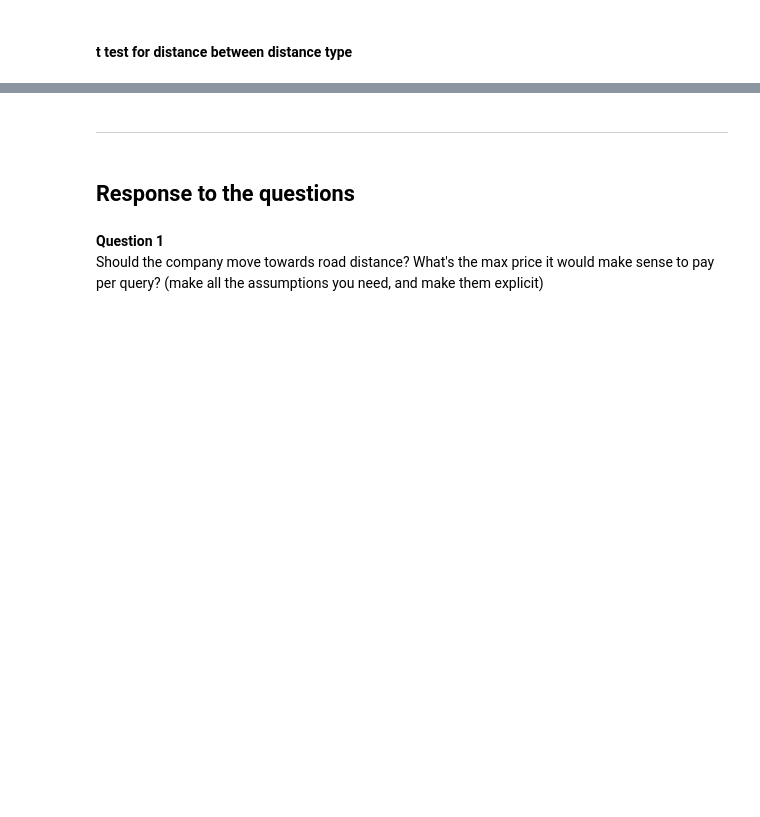
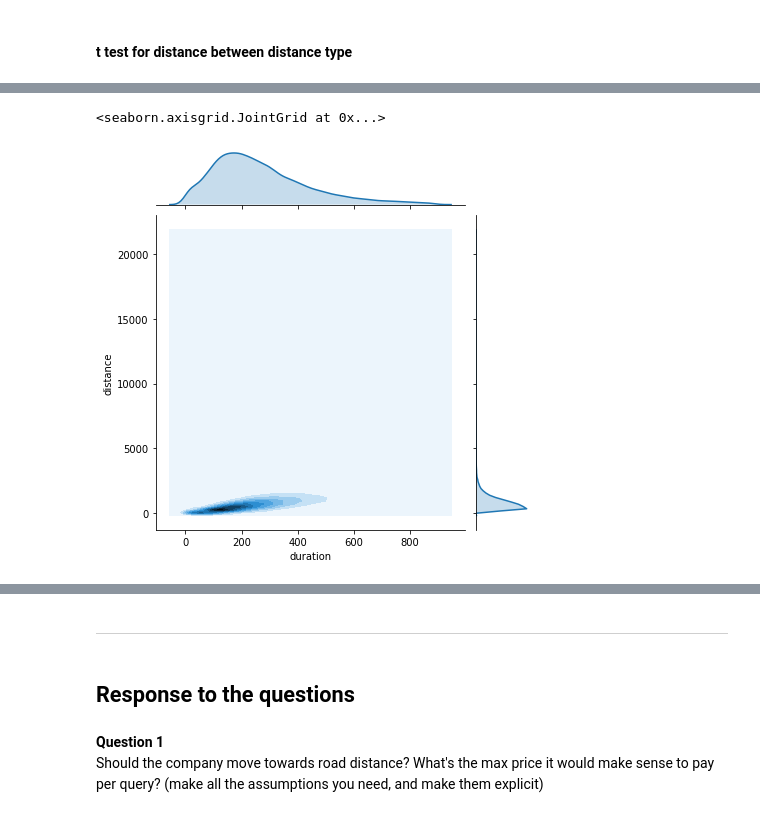
Before and after one commit to ta-data-bcn/technical-interview, a Jupyter notebook: Technical_Interview_Chao.ipynb, the cells around one changed output, grey strips where cells are left out. Cells and saved outputs as stored; diff of their text form; code cells hidden in the pictures; blank space fills up the shorter version.

```diff
--- a/Technical_Interview_Chao.ipynb
+++ b/Technical_Interview_Chao.ipynb
@@ -451,0 +466,2 @@ Ttest_indResult(statistic=1.1526991335563752, pvalue=0.24905703969088575)
+# %%
+df_clean["hour"] = df_clean["started_at"].dt.hour
@@ -451,0 +477,5 @@ Ttest_indResult(statistic=1.1526991335563752, pvalue=0.24905703969088575)
+# %%
+sns.jointplot(x="duration", y="distance", data=df_clean, kind="kde")
+# %% [output]
+<seaborn.axisgrid.JointGrid at 0x...>
+[figure, added]
```
Also changed, not shown: parts of 22 cells of this notebook.
